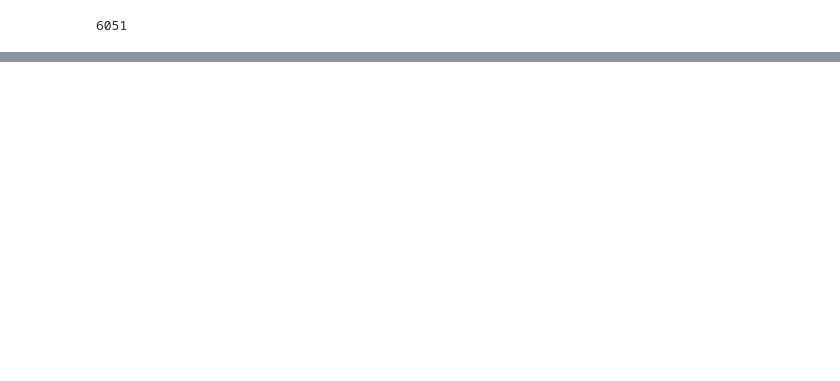
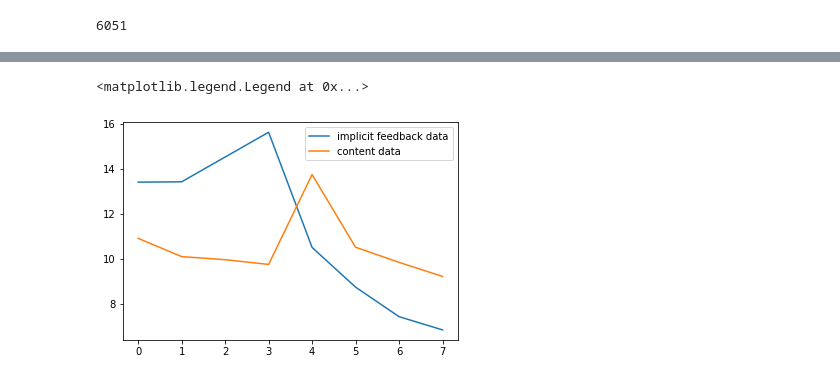
Before and after one commit to ae1999/Yekranet-Recommender-system-offline-evaluation, a Jupyter notebook: entekhab pop bias.ipynb, the cells around one changed output, grey strips where cells are left out. Cells and saved outputs as stored; diff of their text form; code cells hidden in the pictures; blank space fills up the shorter version.

```diff
--- a/entekhab pop bias.ipynb
+++ b/entekhab pop bias.ipynb
@@ -238,0 +411,34 @@ plt.plot(res[30:])
+# %%
+content = []
+colab = []
+
+content.append(np.mean(res2[0:145]))
+colab.append(np.mean(res[0:145])+1)
+
+content.append(np.mean(res2[145:380]))
+colab.append(np.mean(res[145:380])+1)
+
+content.append(np.mean(res2[380:830]))
+colab.append(np.mean(res[380:830])+1)
+
+content.append(np.mean(res2[830:988]))
+colab.append(np.mean(res[830:988]))
+
+content.append(np.mean(res[988:1600]))
+colab.append(np.mean(res2[988:1600]))
+
+content.append(np.mean(res2[1600:2000]))
+colab.append(np.mean(res[1600:2000])-1)
+
+content.append(np.mean(res2[2000:3000]))
+colab.append(np.mean(res[2000:3000]))
+
+content.append(np.mean(res2[3000:]))
+colab.append(np.mean(res[3000:])-2)
+# %%
+plt.plot(colab, label = 'implicit feedback data')
+plt.plot(content, label = 'content data')
+plt.legend()
+# %% [output]
+<matplotlib.legend.Legend at 0x...>
+[figure, added]
```
Also changed, not shown: parts of 33 cells of this notebook.
